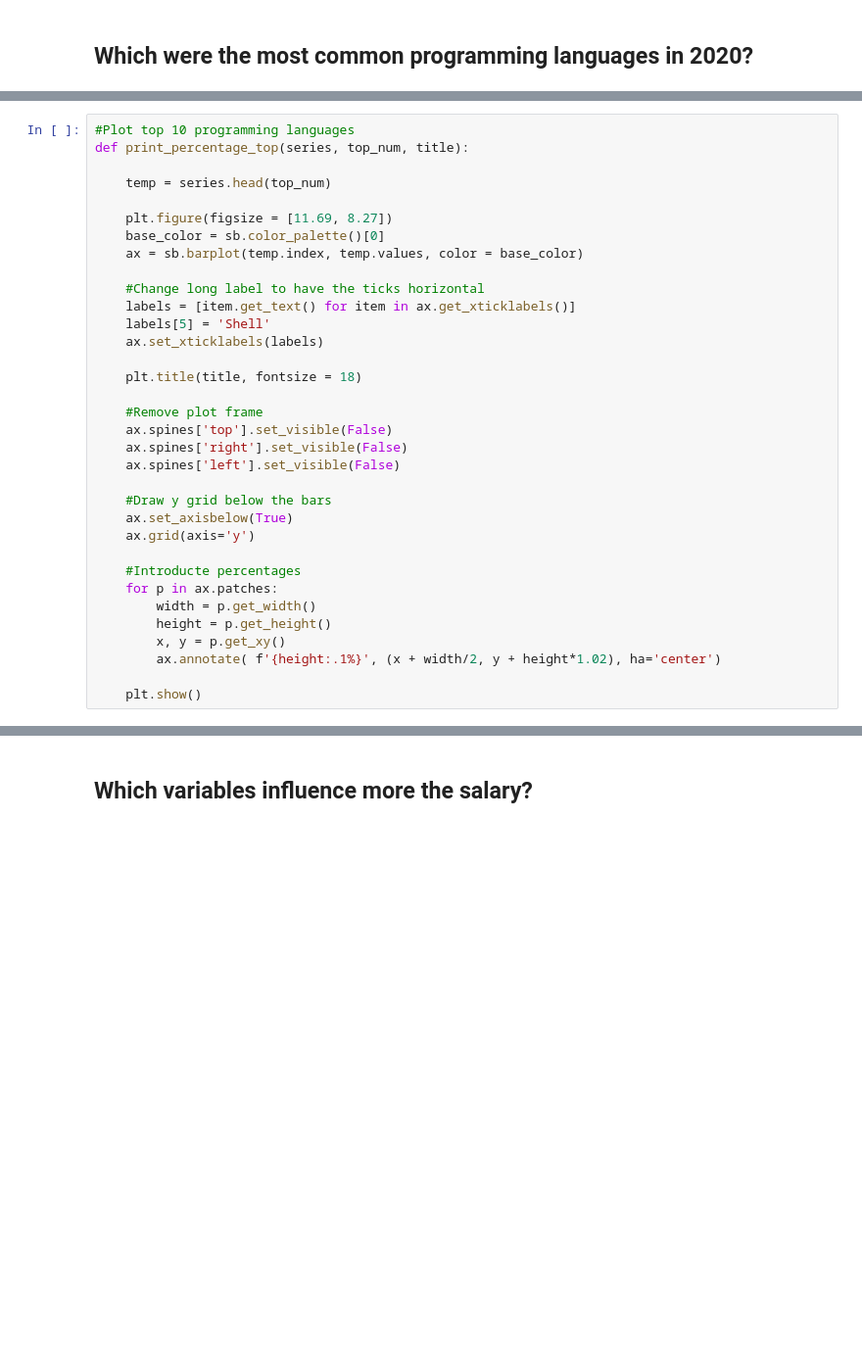
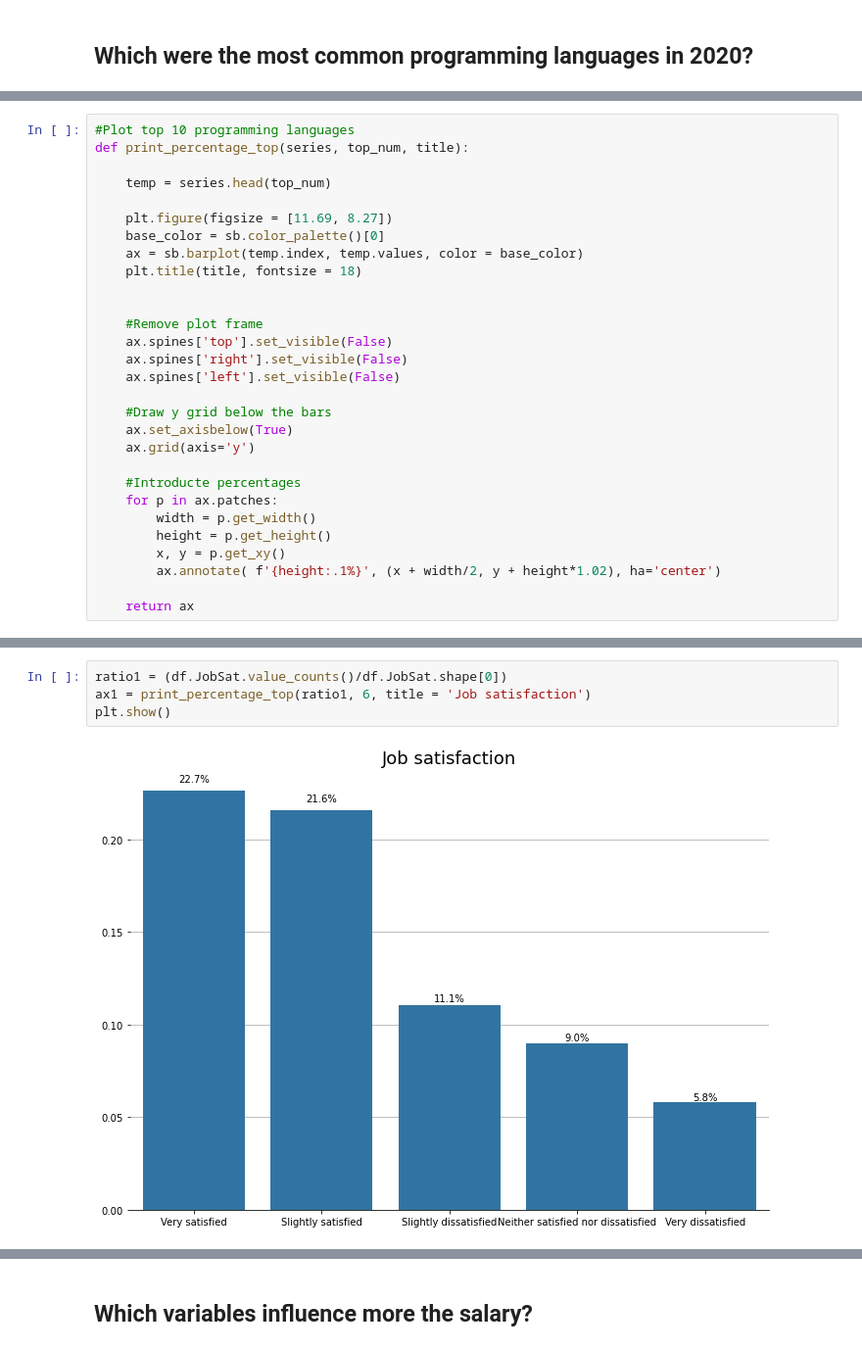
Before and after one commit to rubenvf/Stack_Overflow_Survey_2020, a Jupyter notebook: StackOverflowPost.ipynb, the cells around one changed output, grey strips where cells are left out. Shown at 98% size. Drawn from its saved outputs; the diff is of its cells as text; blank space fills up the shorter version.

Commit message:
feat: more functions and regression
The R2 of the linear regression is almost zero, tune the model to have a useful prediction.

```diff
--- a/StackOverflowPost.ipynb
+++ b/StackOverflowPost.ipynb
@@ -121,13 +104,8 @@ def print_percentage_top(series, top_num, title):
     plt.figure(figsize = [11.69, 8.27])
     base_color = sb.color_palette()[0]
     ax = sb.barplot(temp.index, temp.values, color = base_color)
+    plt.title(title, fontsize = 18)
 
-    #Change long label to have the ticks horizontal
-    labels = [item.get_text() for item in ax.get_xticklabels()]
-    labels[5] = 'Shell'
-    ax.set_xticklabels(labels)
-
-    plt.title(title, fontsize = 18)
 
     #Remove plot frame
     ax.spines['top'].set_visible(False)
@@ -145,4 +123,4 @@ def print_percentage_top(series, top_num, title):
         x, y = p.get_xy()
         ax.annotate( f'{height:.1%}', (x + width/2, y + height*1.02), ha='center')
 
-    plt.show()
+    return ax
@@ -156,0 +139,6 @@ print_percentage_top(df.JobSat, 1000, title = 'Job satisfaction')
+# %%
+ratio1 = (df.JobSat.value_counts()/df.JobSat.shape[0])
+ax1 = print_percentage_top(ratio1, 6, title = 'Job satisfaction')
+plt.show()
+# %% [output]
+[figure, added]
```
Also changed, not shown: parts of 37 cells of this notebook.
